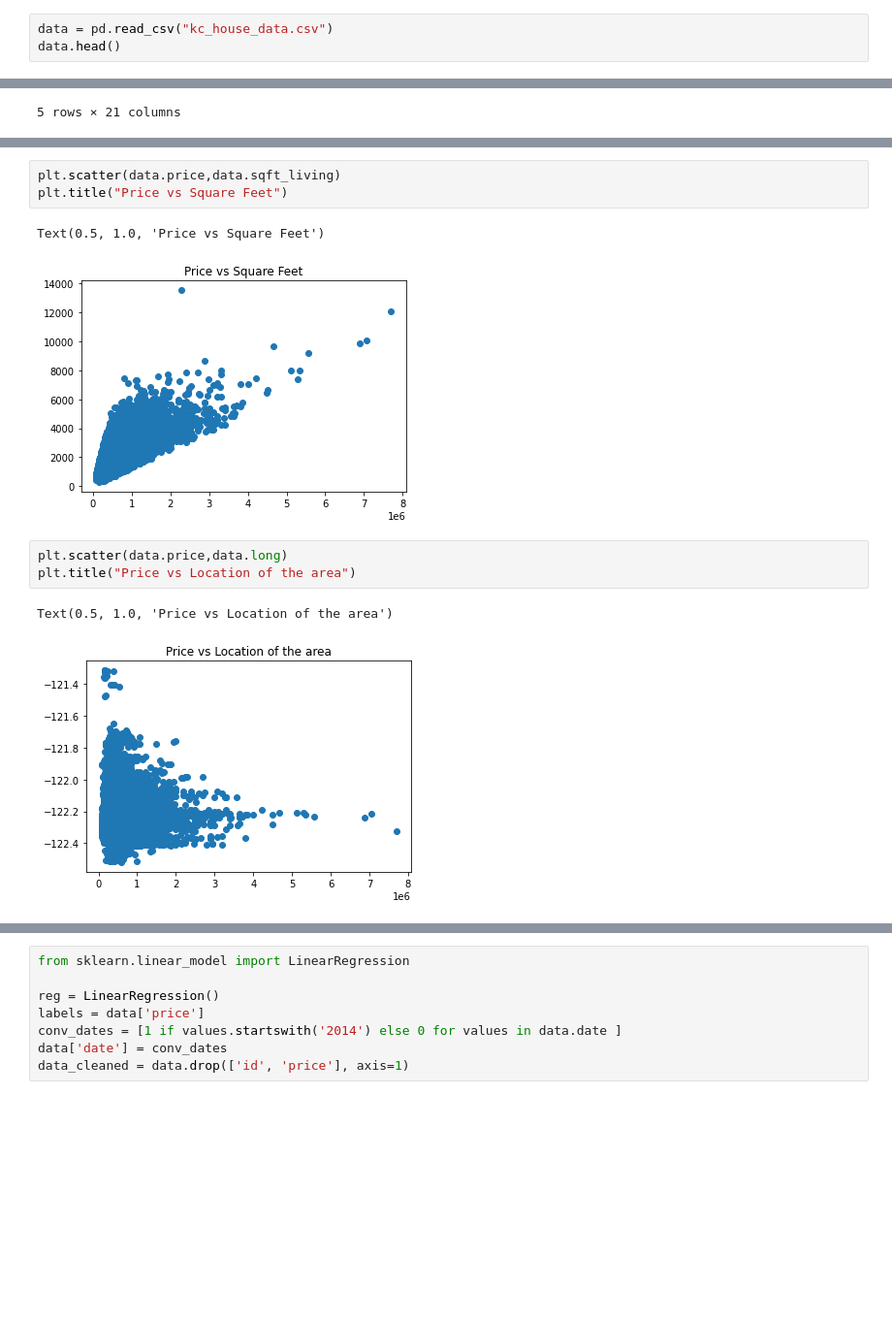
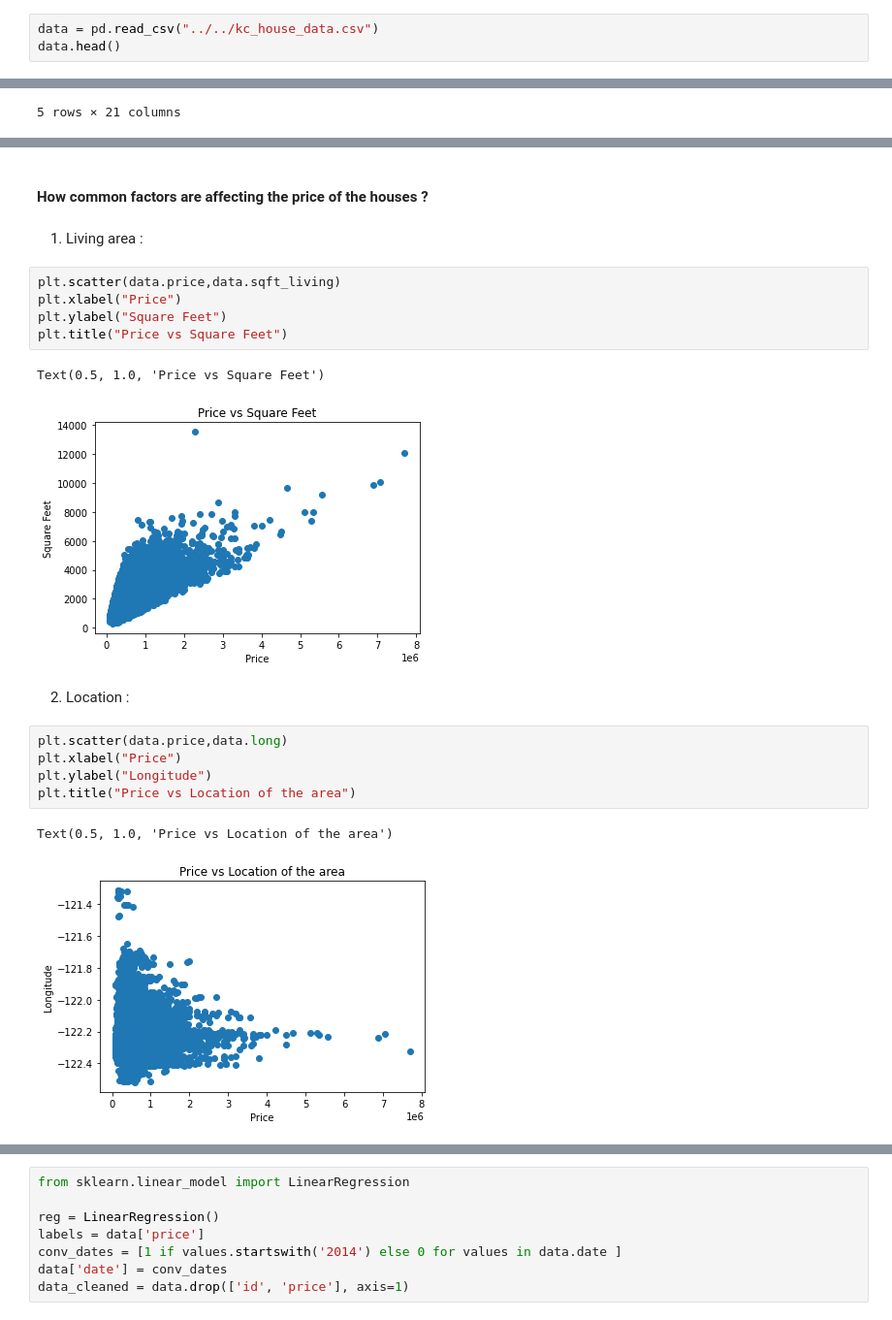
Before and after one commit to nitron-alpha-kplr/Machine-Learning-workshop, a Jupyter notebook: 03 - USE CASE/House Price Prediction.ipynb, the cells around one changed output, grey strips where cells are left out. Shown at 97% size. Cells and saved outputs as stored; diff of their text form; blank space fills up the shorter version.

```diff
--- a/03 - USE CASE/House Price Prediction.ipynb
+++ b/03 - USE CASE/House Price Prediction.ipynb
@@ -7,5 +11,5 @@ import matplotlib.pyplot as plt
 # %%
-data = pd.read_csv("kc_house_data.csv")
+data = pd.read_csv("../../kc_house_data.csv")
 data.head()
 # %% [output]
 |  | id | date | price | bedrooms | bathrooms | sqft_living | sqft_lot | floors | waterfront | view | ... |
@@ -45,18 +61,28 @@ plt.show()
 # %% [output]
 <Figure size 720x720 with 0 Axes>
 [figure]
+# %% [markdown]
+#### How common factors are affecting the price of the houses ?
+# %% [markdown]
+1. Living area :
 # %%
 plt.scatter(data.price,data.sqft_living)
+plt.xlabel("Price")
+plt.ylabel("Square Feet")
 plt.title("Price vs Square Feet")
 # %% [output]
 Text(0.5, 1.0, 'Price vs Square Feet')
-[figure, old version]
+[figure, new version]
+# %% [markdown]
+2. Location :
 # %%
 plt.scatter(data.price,data.long)
+plt.xlabel("Price")
+plt.ylabel("Longitude")
 plt.title("Price vs Location of the area")
 # %% [output]
 Text(0.5, 1.0, 'Price vs Location of the area')
-[figure, old version]
+[figure, new version]
 # %%
 plt.scatter(data.price,data.lat)
 plt.xlabel("Price")
```
Also changed, not shown: parts of 15 cells of this notebook, 3 other files.
